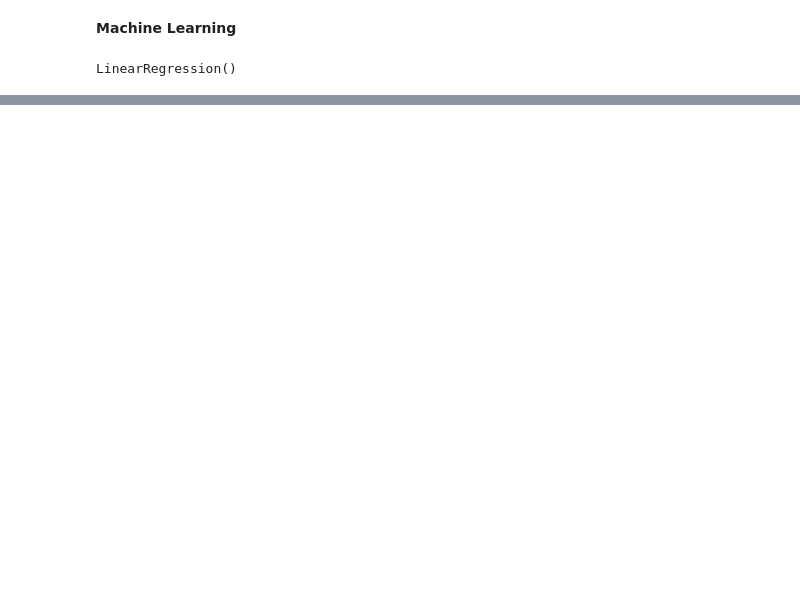
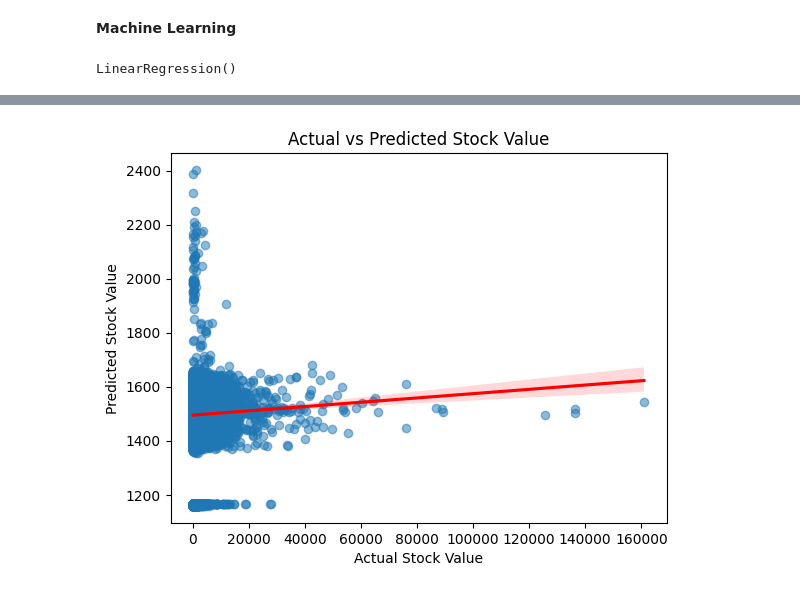
Before and after one commit to Kabir26-star/Final-Project, a Jupyter notebook: Final_Project.ipynb, the cells around one changed output, grey strips where cells are left out. Drawn from its saved outputs; the diff is of its cells as text; code cells hidden in the pictures; blank space fills up the shorter version.

```diff
--- a/Final_Project.ipynb
+++ b/Final_Project.ipynb
@@ -183,0 +174,8 @@ Name: Stock Value, Length: 30001, dtype: float64 [8.97743719e+09 8.83466073e+09
+# %%
+sns.regplot(x=y_test, y=y_pred, scatter_kws={'alpha':0.5}, line_kws={'color':'red'})
+plt.xlabel("Actual Stock Value")
+plt.ylabel("Predicted Stock Value")
+plt.title("Actual vs Predicted Stock Value")
+plt.show()
+# %% [output]
+[figure, added]
```
Also changed, not shown: parts of 4 cells of this notebook.
